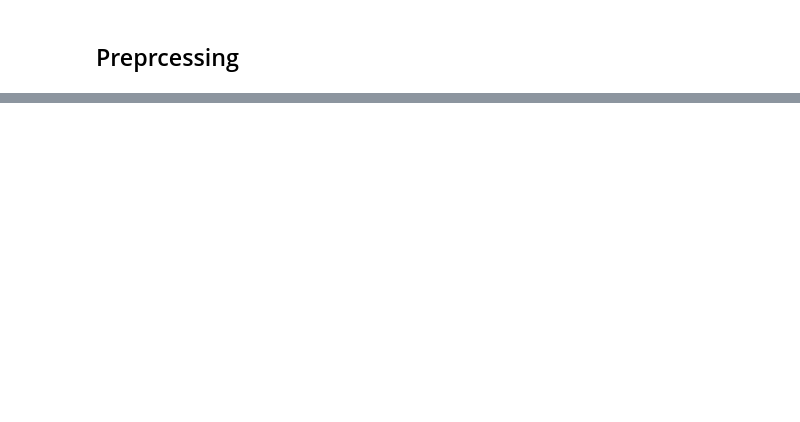
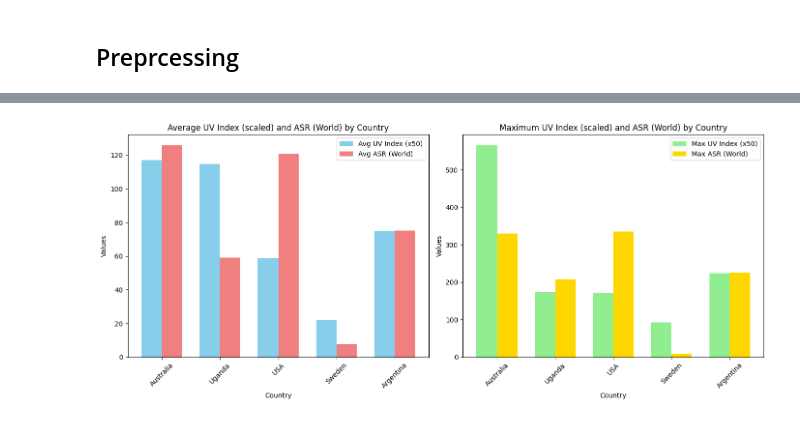
Before and after one commit to mohaneddz/Project-UV, a Jupyter notebook: countries-uv.ipynb, the cells around one changed output, grey strips where cells are left out. Saved outputs shown, nothing was run; the diff lists cells and outputs as text; code cells hidden in the pictures; blank space fills up the shorter version.

```diff
--- a/countries-uv.ipynb
+++ b/countries-uv.ipynb
@@ -278,0 +275,46 @@ display(styled_table_cancer)
+# %%
+# Data for averages
+avg_uv = df_uv_stats.loc['Avg UV Index'].values
+avg_asr = df_cancer_stats.loc['Avg ASR (World)'].values
+
+# Data for maximums
+max_uv = df_uv_stats.loc['Max UV Index'].values
+max_asr = df_cancer_stats.loc['Max ASR (World)'].values
+
+countries = df_uv_stats.columns.tolist()
+
+# Scale UV values by 50 for better visibility
+scale_factor = 50
+avg_uv_scaled = avg_uv * scale_factor
+max_uv_scaled = max_uv * scale_factor
+
+# Create subplots
+fig, axes = plt.subplots(1, 2, figsize=(14, 6))
+
+# Plot for averages
+x = np.arange(len(countries))  # the label locations
+width = 0.35  # the width of the bars
+
+axes[0].bar(x - width/2, avg_uv_scaled, width, label=f'Avg UV Index (x{scale_factor})', color='skyblue')
+axes[0].bar(x + width/2, avg_asr, width, label='Avg ASR (World)', color='lightcoral')
+axes[0].set_xlabel('Country')
+axes[0].set_ylabel('Values')
+axes[0].set_title('Average UV Index (scaled) and ASR (World) by Country')
+axes[0].set_xticks(x)
+axes[0].set_xticklabels(countries, rotation=45)
+axes[0].legend()
+
+# Plot for maximums
+axes[1].bar(x - width/2, max_uv_scaled, width, label=f'Max UV Index (x{scale_factor})', color='lightgreen')
+axes[1].bar(x + width/2, max_asr, width, label='Max ASR (World)', color='gold')
+axes[1].set_xlabel('Country')
+axes[1].set_ylabel('Values')
+axes[1].set_title('Maximum UV Index (scaled) and ASR (World) by Country')
+axes[1].set_xticks(x)
+axes[1].set_xticklabels(countries, rotation=45)
+axes[1].legend()
+
+plt.tight_layout()
+plt.show()
+# %% [output]
+[figure, added]
```
Also changed, not shown: parts of 9 cells of this notebook, 6 other files.
